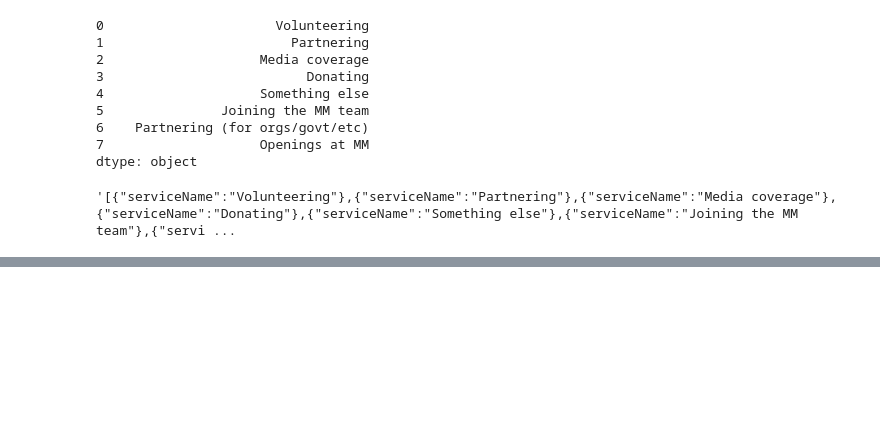
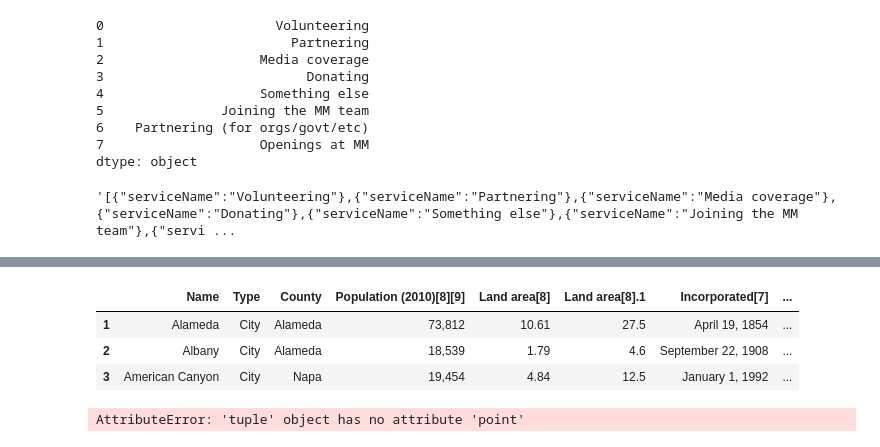
Before and after one commit to miracle-mm/DS, a Jupyter notebook: ServicesIDDatabase2.ipynb, the cells around one changed output, grey strips where cells are left out. Saved outputs shown, nothing was run; the diff lists cells and outputs as text; code cells hidden in the pictures; blank space fills up the shorter version.

```diff
--- a/ServicesIDDatabase2.ipynb
+++ b/ServicesIDDatabase2.ipynb
@@ -122,0 +212,9 @@ serviceTable.to_json(orient = "records")
+# %%
+from geopy.geocoders import Nominatim
+from geopy.extra.rate_limiter import RateLimiter
+from tqdm import tqdm
+
+geolocator = Nominatim(user_agent="specify_your_app_name_here")
+geocode = RateLimiter(geolocator.geocode, min_delay_seconds=1, max_retries = 3)
+tqdm.pandas()
+wikiLocationSF['Full Address'] = wikiLocationSF['CityCounty'].progress_apply(geocode)
@@ -122,0 +239,11 @@ serviceTable.to_json(orient = "records")
+# %%
+wikiLocationSF.head(3)
+# %% [output]
+|  | Name | Type | County | Population (2010)[8][9] | Land area[8] | Land area[8].1 | Incorporated[7] | ... |
+| 1 | Alameda | City | Alameda | 73,812 | 10.61 | 27.5 | April 19, 1854 | ... |
+| 2 | Albany | City | Alameda | 18,539 | 1.79 | 4.6 | September 22, 1908 | ... |
+| 3 | American Canyon | City | Napa | 19,454 | 4.84 | 12.5 | January 1, 1992 | ... |
+# %%
+wikiLocationSF['Full Address'] = wikiLocationSF['Full Address'].apply(lambda loc: tuple(loc.point) if loc else None)
+# %% [output]
+AttributeError: 'tuple' object has no attribute 'point'
```
Also changed, not shown: parts of 28 cells of this notebook, 1 other file.
